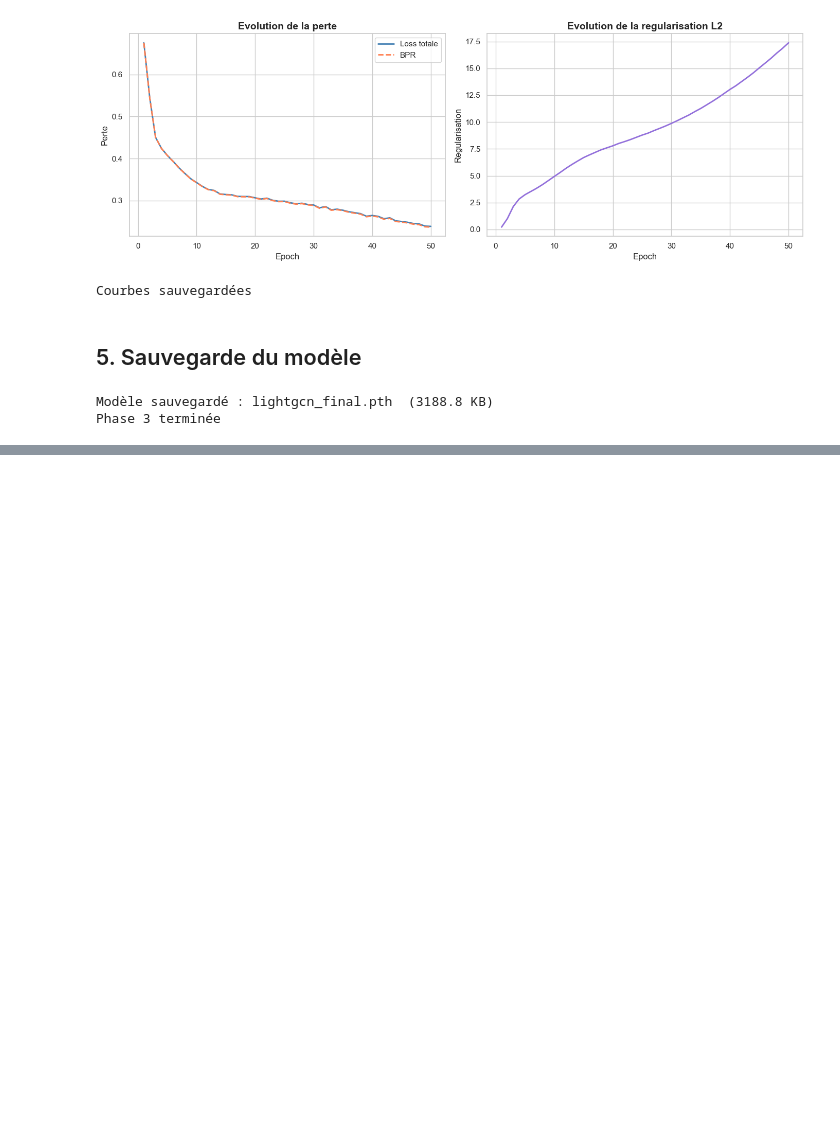
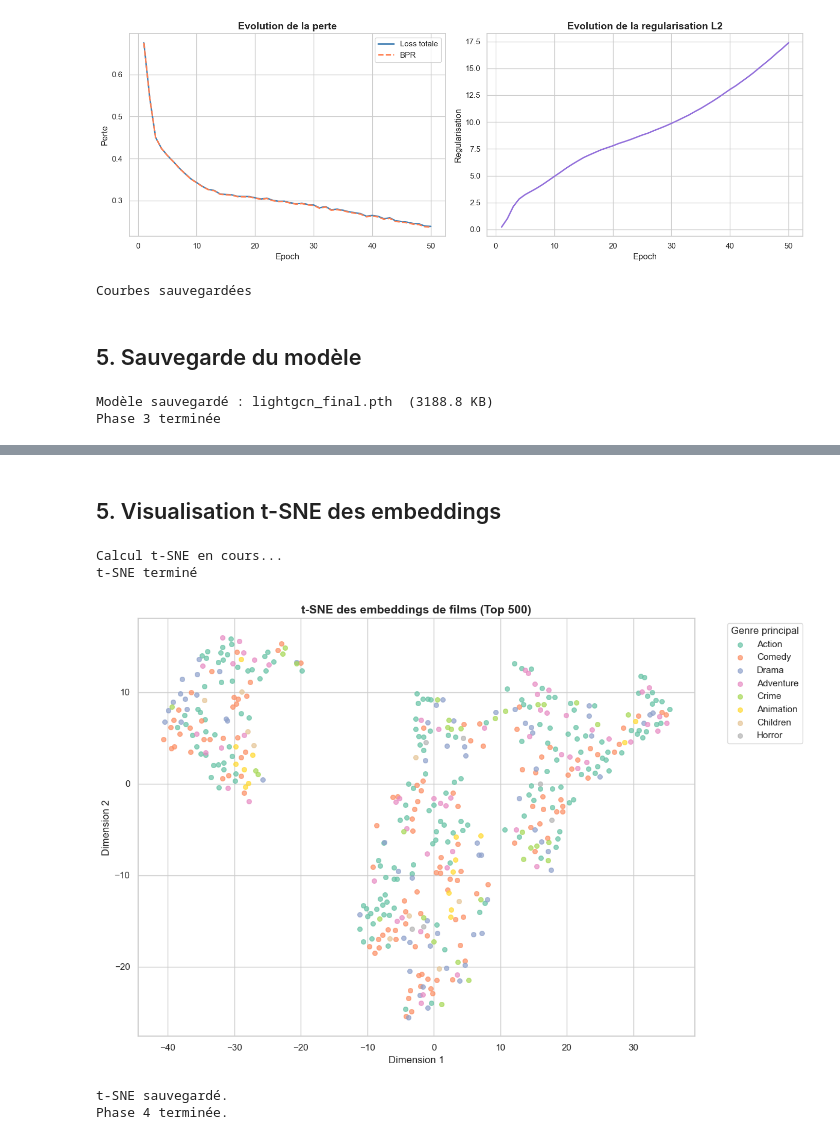
Before and after one commit to mwa1310/LightGCN_Recom_Syst, a Jupyter notebook: notebook/lightgcn_recom_syst.ipynb, the cells around one changed output, grey strips where cells are left out. Cells and saved outputs as stored; diff of their text form; code cells hidden in the pictures; blank space fills up the shorter version.

```diff
--- a/notebook/lightgcn_recom_syst.ipynb
+++ b/notebook/lightgcn_recom_syst.ipynb
@@ -961,0 +1172,68 @@ Phase 3 terminée
+# %% [markdown]
+## 5. Visualisation t-SNE des embeddings
+# %%
+# Récupération des embeddings finaux
+model.eval()
+with torch.no_grad():
+    user_emb_final, movie_emb_final = model(adj_matrix)
+
+user_emb_np = user_emb_final.cpu().numpy()
+movie_emb_np = movie_emb_final.cpu().numpy()
+
+# t-SNE sur un échantillon de films
+# On prend les 500 films les plus notés pour la lisibilité
+top_500_movies = (train_df.groupby('movie_idx')
+                          .size()
+                          .sort_values(ascending=False)
+                          .head(500)
+                          .index.tolist())
+
+sample_emb = movie_emb_np[top_500_movies]
+
+# Récupération des genres principaux pour la couleur
+genre_list = []
+for idx in top_500_movies:
+    original_id = idx2movie[idx]
+    genres = movies[movies['movieId'] == original_id]['genres'].values[0]
+    genre_list.append(genres.split('|')[0])
+
+# t-SNE en 2D
+print("Calcul t-SNE en cours...")
+tsne   = TSNE(n_components=2, random_state=SEED,
+              perplexity=30, n_iter=1000)
+emb_2d = tsne.fit_transform(sample_emb)
+print("t-SNE terminé ")
+
+# Visualisation
+# Top genres les plus fréquents
+top_genres = pd.Series(genre_list).value_counts().head(8).index.tolist()
+colors = plt.cm.Set2(np.linspace(0, 1, len(top_genres)))
+genre2color = {g: c for g, c in zip(top_genres, colors)}
+
+fig, ax = plt.subplots(figsize=(12, 8))
+
+for genre in top_genres:
+    mask = [g == genre for g in genre_list]
+    x = emb_2d[mask, 0]
+    y = emb_2d[mask, 1]
+    ax.scatter(x, y, label=genre, alpha=0.7, s=30,
+               color=genre2color[genre])
+
+ax.set_title('t-SNE des embeddings de films (Top 500)',
+             fontsize=14, fontweight='bold')
+ax.set_xlabel('Dimension 1')
+ax.set_ylabel('Dimension 2')
+ax.legend(title='Genre principal', bbox_to_anchor=(1.05, 1),
+          loc='upper left')
+
+plt.tight_layout()
+plt.savefig('../data/tsne_embeddings.png', dpi=150, bbox_inches='tight')
+plt.show()
+print("t-SNE sauvegardé.")
+print("Phase 4 terminée.")
+# %% [output]
+Calcul t-SNE en cours...
+t-SNE terminé
+[figure, added]
+t-SNE sauvegardé.
+Phase 4 terminée.
```
Also changed, not shown: parts of 13 cells of this notebook, 1 other file.
